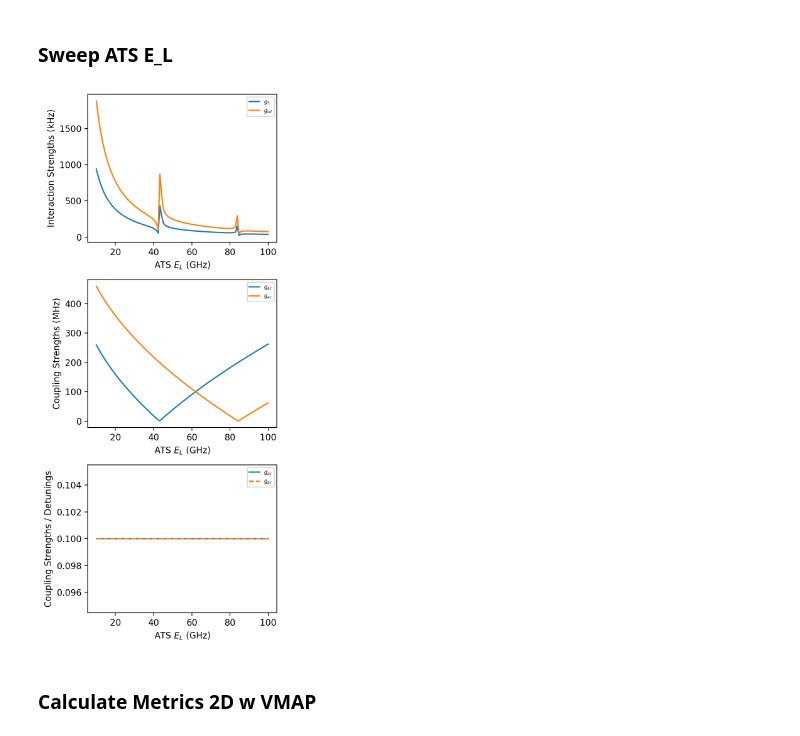
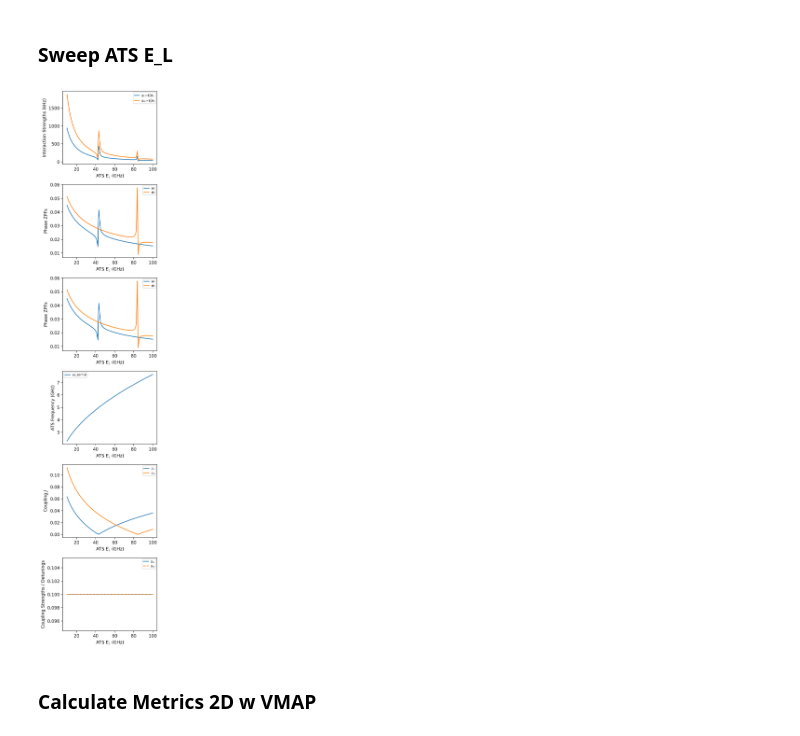
Before and after one commit to EQuS/qcsys, a Jupyter notebook: tutorials/ats-coupler/0-resonator-ats-resonator.ipynb, the cells around one changed output. Cells and saved outputs as stored; diff of their text form; code cells hidden in the pictures.

Commit message:
Ec, El sweep on ATS

```diff
--- a/tutorials/ats-coupler/0-resonator-ats-resonator.ipynb
+++ b/tutorials/ats-coupler/0-resonator-ats-resonator.ipynb
@@ -183,13 +183,14 @@ Text(0, 0.5, 'Interaction Strengths (kHz)')
 # %% [markdown]
 ### Sweep ATS E_L
 # %%
-def sweep_function(ATS__E_L):
+def sweep_function(ATS__E_L, ATS__E_C):
     omegaa_freq = 5
     omegab_freq = 7
     ϕ0, metrics0, system0 = get_metrics_linear_rar({
         "ResonatorA_frequency": omegaa_freq,
         "ResonatorB_frequency": omegab_freq,
-        "ATS__E_L": ATS__E_L
+        "ATS__E_L": ATS__E_L,
+        "ATS__E_C": ATS__E_C,
     })
 
     resonator_a, ats, resonator_b = system0.devices
@@ -211,6 +212,7 @@ def sweep_function(ATS__E_L):
         "ResonatorA_frequency": omegaa_freq,
         "ResonatorB_frequency": omegab_freq,
         "ATS__E_L": ATS__E_L,
+        "ATS__E_C": ATS__E_C,
         "ResonatorA_ATS__J": ResonatorA_ATS__J,
         "ATS_ResonatorB__J": ResonatorB_ATS__J
     })
@@ -220,48 +222,79 @@ def sweep_function(ATS__E_L):
         "g_cd": metrics0["g_cd"],
         "g_ac": system0.params["g_ac"],
         "g_cb": system0.params["g_cb"],
+        "ResonatorA_ATS__J": ResonatorA_ATS__J,
+        "ATS_ResonatorB__J": ResonatorB_ATS__J,
         # "g_ac_input": gac,
         # "g_cb_input": gcb,
         "Δ_ac": Δac,
         "Δ_cb": Δcb,
+        "φa": ϕ0["ATS"]["ResonatorA"],
+        "φb": ϕ0["ATS"]["ResonatorB"],
+        "ωc_normal": metrics0[f"ω_ATS"]
     }
 
     return metrics
 
-sweep_vmap_function = jit(vmap(sweep_function)) # always jit after vmap, never vmap a jitted function (it'll be slower!)
+sweep_vmap_function = jit(vmap(lambda El: sweep_function(El, 0.0726))) # always jit after vmap, never vmap a jitted function (it'll be slower!)
 # %%
 El = jnp.linspace(10,100, 101)
 metrics = sweep_vmap_function(El)
 # %%
-fig, axs = plt.subplots(3,1, dpi=200, figsize=(4,9))
+fig, axs = plt.subplots(6,1, dpi=200, figsize=(4,18))
 
 ax = axs[0]
-ax.plot(El, jnp.abs(metrics["g_3"]*1e6), label="$g_3$")
-ax.plot(El, jnp.abs(metrics["g_cd"]*1e6), label="$g_{cd}$")
+ax.plot(El, jnp.abs(metrics["g_3"]*1e6), label="$g_3 \propto \phi_a^2 \phi_b$")
+ax.plot(El, jnp.abs(metrics["g_cd"]*1e6), label="$g_{cd} \propto \phi_a^2 \phi_b$")
 ax.set_xlabel("ATS $E_L$ (GHz)")
 ax.set_ylabel("Interaction Strengths (kHz)")
 ax.legend(fontsize=6)
 
 ax = axs[1]
-ax.plot(El, metrics["g_ac"]*1e3, label="$g_{ac}$")
-ax.plot(El, metrics["g_cb"]*1e3, label="$g_{ac}$")
+ax.plot(El, jnp.abs(metrics["φa"]), label="φa")
+ax.plot(El, jnp.abs(metrics["φb"]), label="φb")
 # ax.plot(El, metrics["g_ac_input"]*1e3, label="$g_{ac}$")
 # ax.plot(El, metrics["g_cb_input"]*1e3, label="$g_{ac}$")
 ax.set_xlabel("ATS $E_L$ (GHz)")
-ax.set_ylabel("Coupling Strengths (MHz)")
+ax.set_ylabel("Phase ZPFs")
 ax.legend(fontsize=6)
 
 ax = axs[2]
+ax.plot(El, jnp.abs(metrics["φa"]), label="φa")
+ax.plot(El, jnp.abs(metrics["φb"]), label="φb")
+# ax.plot(El, metrics["g_ac_input"]*1e3, label="$g_{ac}$")
+# ax.plot(El, metrics["g_cb_input"]*1e3, label="$g_{ac}$")
+ax.set_xlabel("ATS $E_L$ (GHz)")
+ax.set_ylabel("Phase ZPFs")
+ax.legend(fontsize=6)
+
+ax = axs[3]
+ax.plot(El, metrics["ωc_normal"], label="ωc_normal")
+# ax.plot(El, metrics["g_ac_input"]*1e3, label="$g_{ac}$")
+# ax.plot(El, metrics["g_cb_input"]*1e3, label="$g_{ac}$")
+ax.set_xlabel("ATS $E_L$ (GHz)")
+ax.set_ylabel("ATS Frequency (GHz)")
+ax.legend(fontsize=6)
+
+ax = axs[4]
+ax.plot(El, metrics["ResonatorA_ATS__J"], label="$J_{ac}$")
+ax.plot(El, metrics["ATS_ResonatorB__J"], label="$J_{cb}$")
+# ax.plot(El, metrics["g_ac_input"]*1e3, label="$g_{ac}$")
+# ax.plot(El, metrics["g_cb_input"]*1e3, label="$g_{ac}$")
+ax.set_xlabel("ATS $E_L$ (GHz)")
+ax.set_ylabel("Coupling $J$")
+ax.legend(fontsize=6)
+
+ax = axs[5]
 ax.plot(El, metrics["g_ac"]/metrics["Δ_ac"], label="$g_{ac}$")
-ax.plot(El, metrics["g_cb"]/metrics["Δ_cb"], label="$g_{ac}$", ls="--")
+ax.plot(El, metrics["g_cb"]/metrics["Δ_cb"], label="$g_{cb}$", ls="--")
 ax.legend(fontsize=6)
 # ax.set_ylim(0,2)
 ax.set_xlabel("ATS $E_L$ (GHz)")
 ax.set_ylabel("Coupling Strengths / Detunings")
 
 fig.tight_layout()
 # %% [output]
-[figure, old version]
+[figure, new version]
 # %% [markdown]
 ### Calculate Metrics 2D w VMAP
 # %%
```
